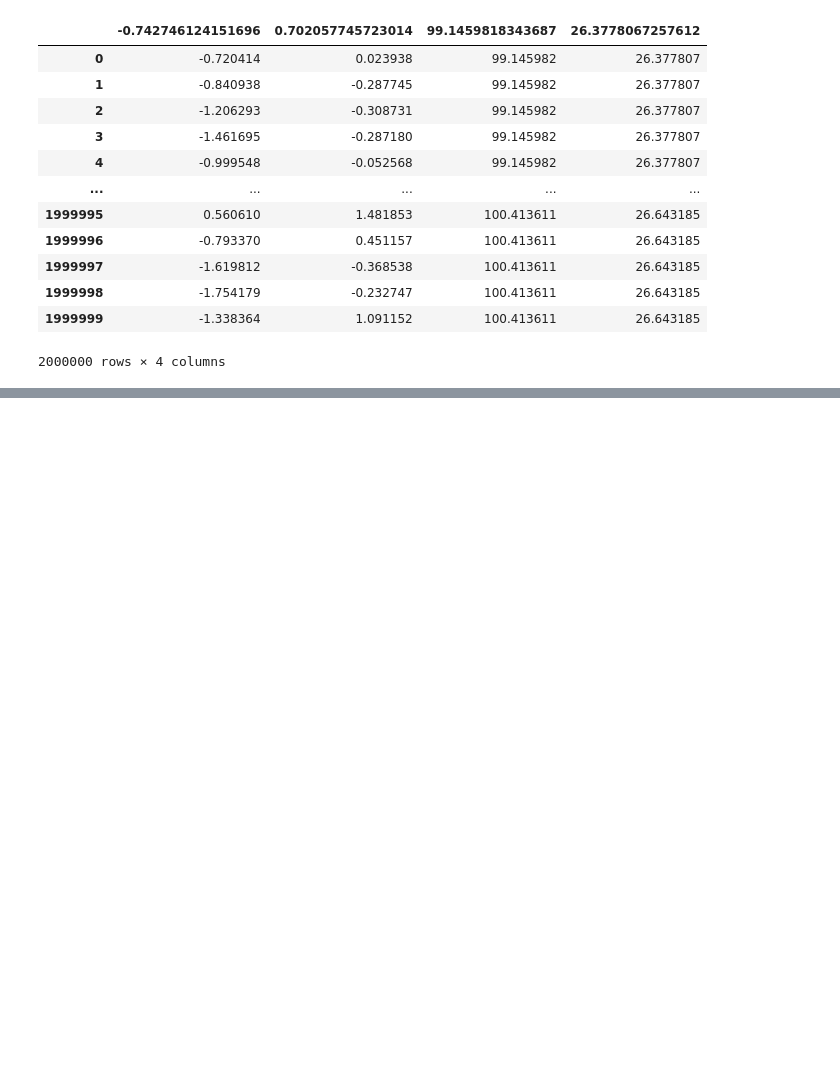
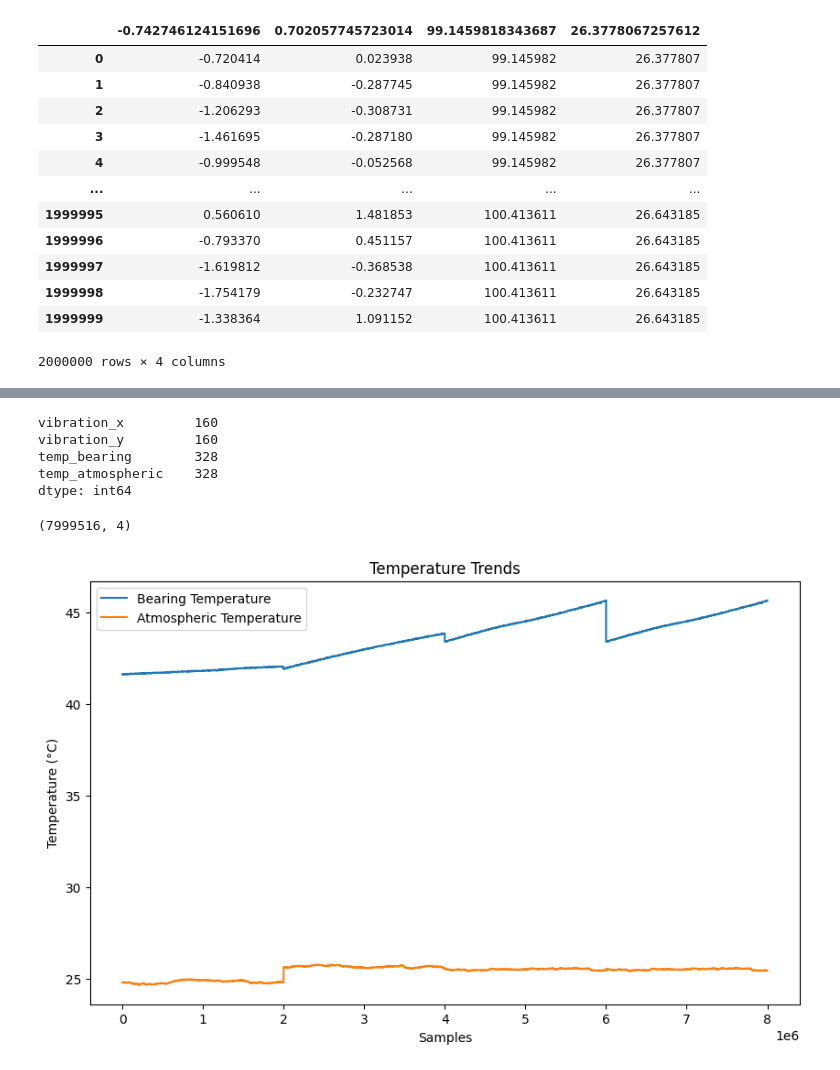
Before and after one commit to Begizew2112/ball_bearing, a Jupyter notebook: notebooks/preprocessing.ipynb, the cells around one changed output, grey strips where cells are left out. Saved outputs shown, nothing was run; the diff lists cells and outputs as text; code cells hidden in the pictures; blank space fills up the shorter version.

```diff
--- a/notebooks/preprocessing.ipynb
+++ b/notebooks/preprocessing.ipynb
@@ -57,0 +86,4 @@ dfL
+# %%
+import pandas  as pd
+import numpy as np
+df3 =pd.read_csv(r'C:\Users\Yibabe\Desktop\ball_bearing\data\combined_data.csv')
@@ -57,0 +106,28 @@ dfL
+# %%
+df3.isnull().sum()
+# %% [output]
+vibration_x         160
+vibration_y         160
+temp_bearing        328
+temp_atmospheric    328
+dtype: int64
+# %%
+df4 = df3.dropna()
+# %%
+df4.shape
+# %% [output]
+(7999516, 4)
+# %%
+import matplotlib.pyplot as plt
+
+# Plot temperature trends
+plt.figure(figsize=(10, 6))
+plt.plot(df4['temp_bearing'], label="Bearing Temperature")
+plt.plot(df4['temp_atmospheric'], label="Atmospheric Temperature")
+plt.xlabel("Samples")
+plt.ylabel("Temperature (°C)")
+plt.title("Temperature Trends")
+plt.legend()
+plt.show()
+# %% [output]
+[figure, added]
```
Also changed, not shown: parts of 17 cells of this notebook.
